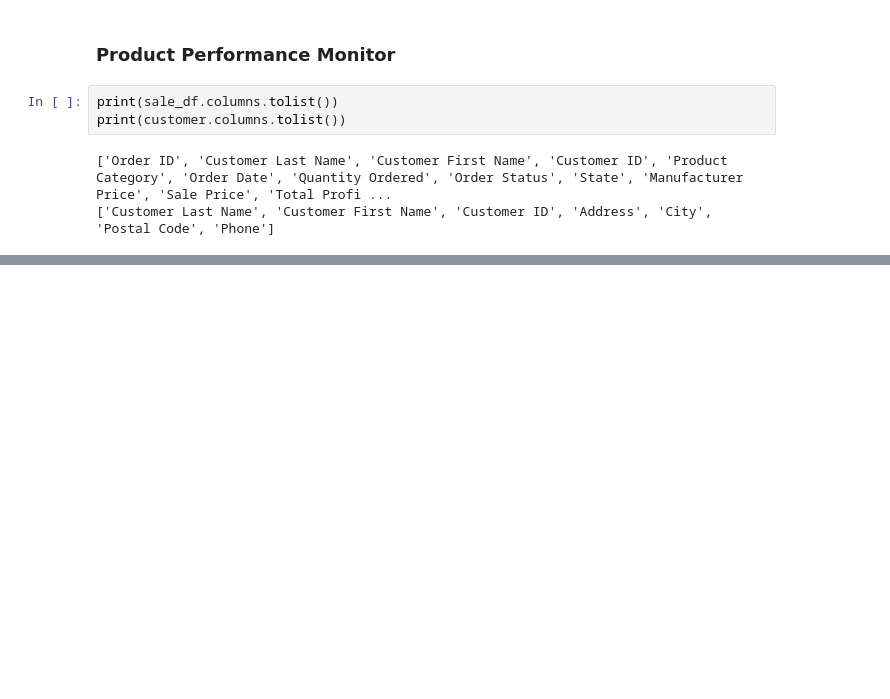
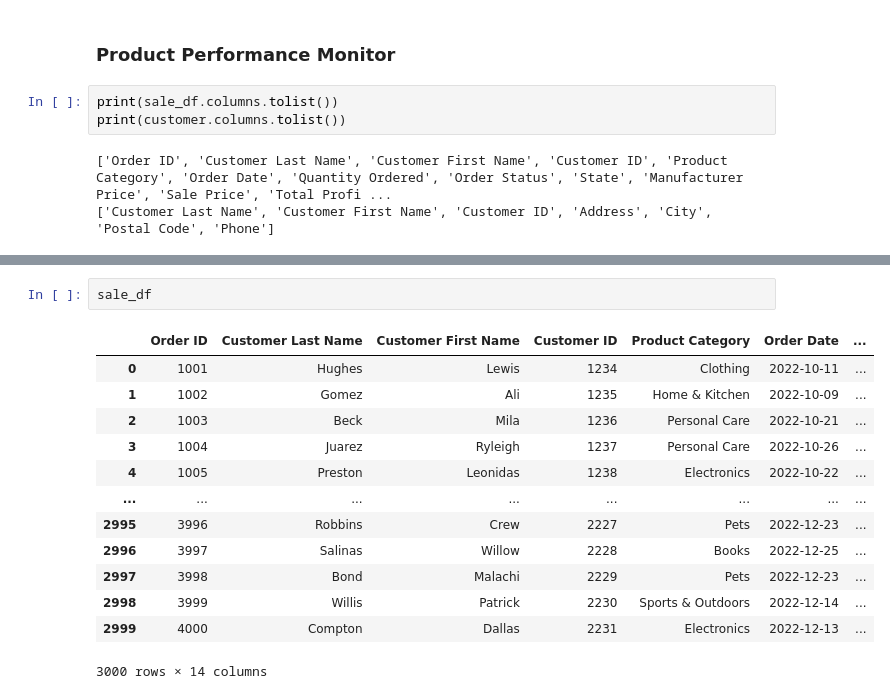
Before and after one commit to hlnetr21354/Future-Retail-Business-Case-Analysis, a Jupyter notebook: notebook/Future_Retail_Data_Cleaning_EDA.ipynb, the cells around one changed output, grey strips where cells are left out. Saved outputs shown, nothing was run; the diff lists cells and outputs as text; blank space fills up the shorter version.

```diff
--- a/notebook/Future_Retail_Data_Cleaning_EDA.ipynb
+++ b/notebook/Future_Retail_Data_Cleaning_EDA.ipynb
@@ -349,0 +377,16 @@ for i, cols ine
+# %%
+sale_df
+# %% [output]
+|  | Order ID | Customer Last Name | Customer First Name | Customer ID | Product Category | Order Date | ... |
+| 0 | 1001 | Hughes | Lewis | 1234 | Clothing | 2022-10-11 | ... |
+| 1 | 1002 | Gomez | Ali | 1235 | Home & Kitchen | 2022-10-09 | ... |
+| 2 | 1003 | Beck | Mila | 1236 | Personal Care | 2022-10-21 | ... |
+| 3 | 1004 | Juarez | Ryleigh | 1237 | Personal Care | 2022-10-26 | ... |
+| 4 | 1005 | Preston | Leonidas | 1238 | Electronics | 2022-10-22 | ... |
+| ... | ... | ... | ... | ... | ... | ... | ... |
+| 2995 | 3996 | Robbins | Crew | 2227 | Pets | 2022-12-23 | ... |
+| 2996 | 3997 | Salinas | Willow | 2228 | Books | 2022-12-25 | ... |
+| 2997 | 3998 | Bond | Malachi | 2229 | Pets | 2022-12-23 | ... |
+| 2998 | 3999 | Willis | Patrick | 2230 | Sports & Outdoors | 2022-12-14 | ... |
+| 2999 | 4000 | Compton | Dallas | 2231 | Electronics | 2022-12-13 | ... |
+3000 rows × 14 columns
```
Also changed, not shown: parts of 8 cells of this notebook.
